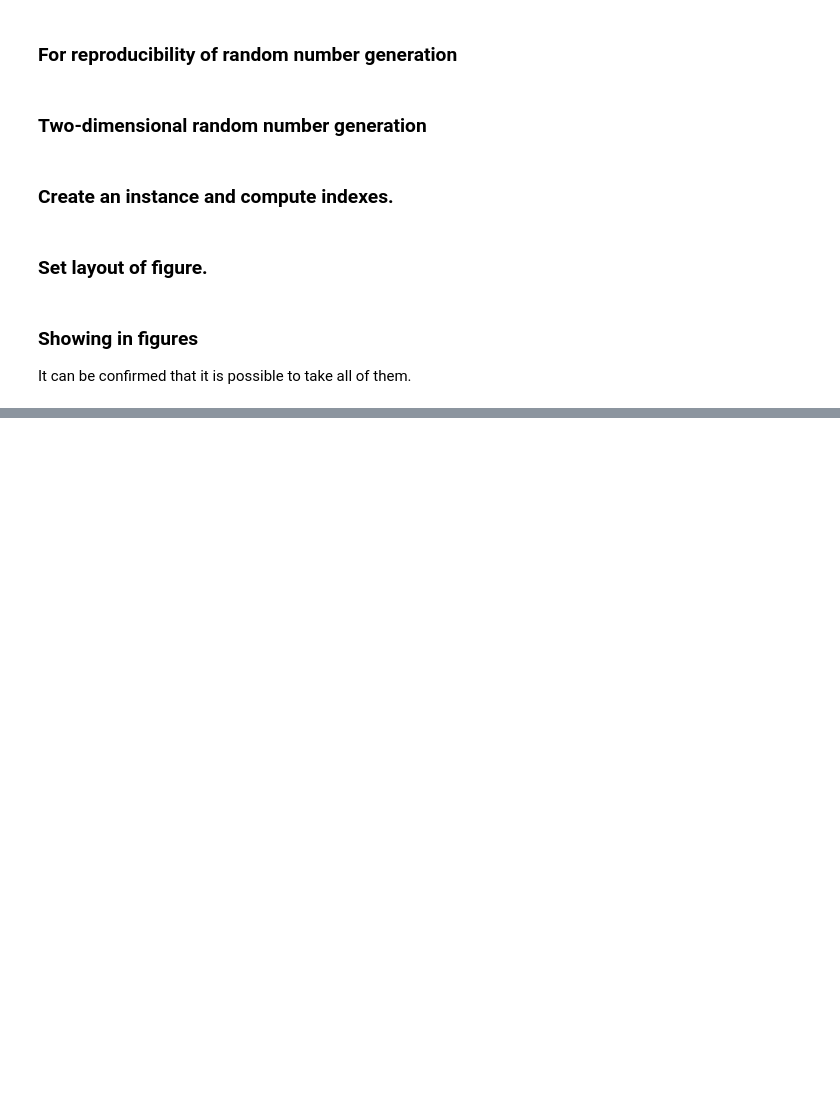
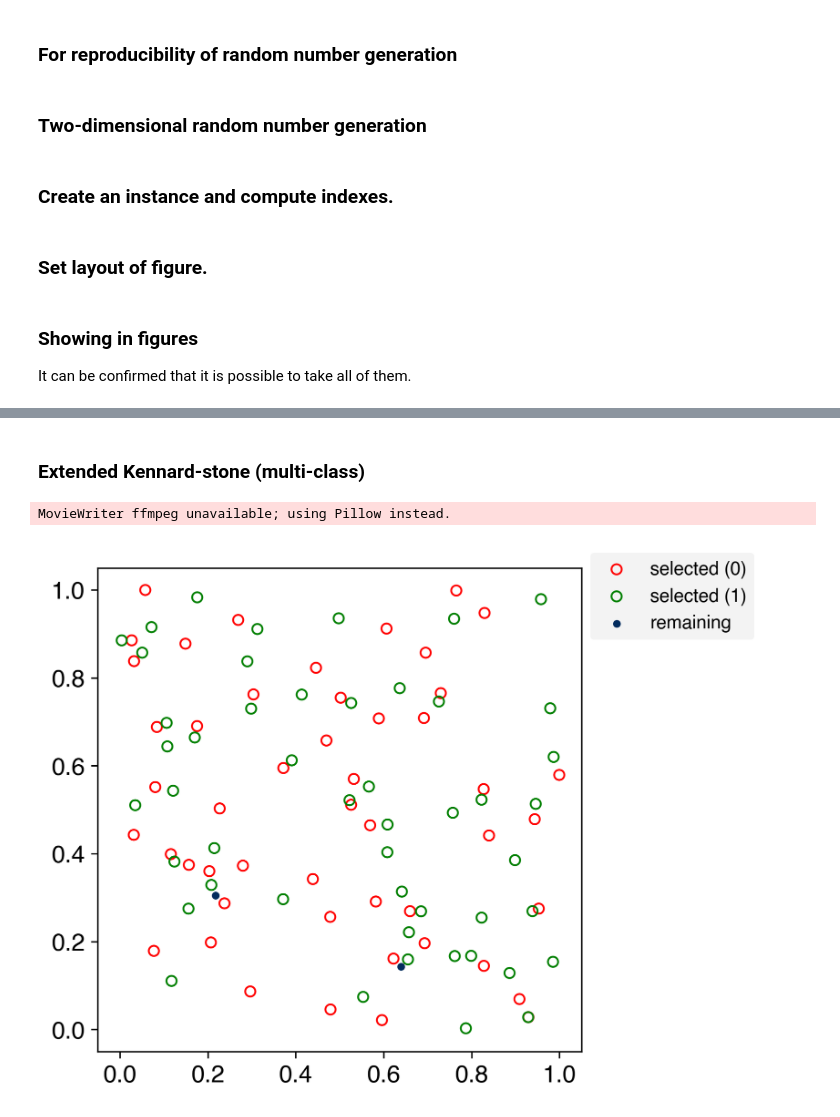
Before and after one commit to yu9824/kennard_stone, a Jupyter notebook: example/simulate.ipynb, the cells around one changed output, grey strips where cells are left out. Saved outputs shown, nothing was run; the diff lists cells and outputs as text; code cells hidden in the pictures; blank space fills up the shorter version.

```diff
--- a/example/simulate.ipynb
+++ b/example/simulate.ipynb
@@ -71,0 +109,18 @@ MovieWriter ffmpeg unavailable; using Pillow instead.
+# %% [markdown]
+### Extended Kennard-stone (multi-class)
+# %%
+indexes = get_indexes(n_groups=2)
+# %%
+# generate figure
+fig, ax = plt.subplots(figsize=(6.4, 4.8), facecolor="white", dpi=300)
+
+# gif animation
+ani = FuncAnimation(
+    fig, scatter, interval=200, frames=len(indexes[0]), fargs=(ax, indexes)
+)
+
+# Save
+ani.save("simulate_multi.gif")
+# %% [output]
+MovieWriter ffmpeg unavailable; using Pillow instead.
+[figure, added]
```
Also changed, not shown: parts of 12 cells of this notebook, 2 other files.
